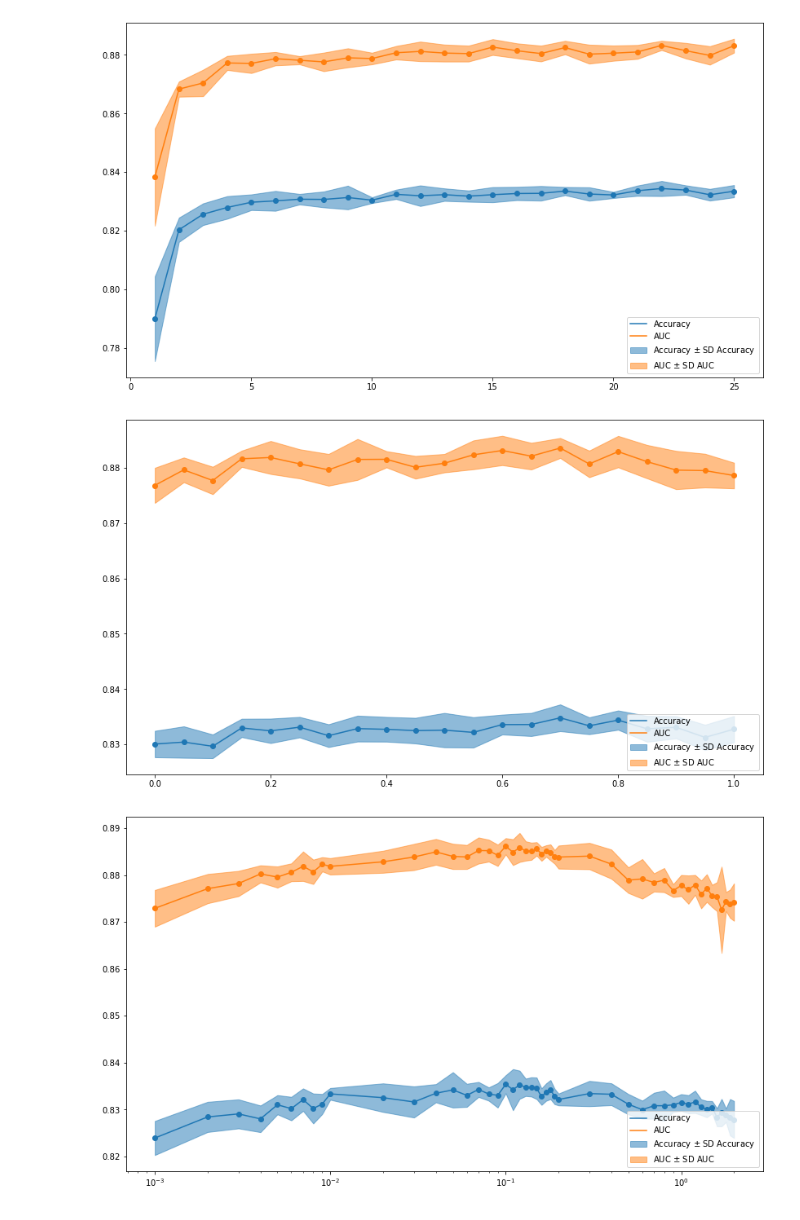
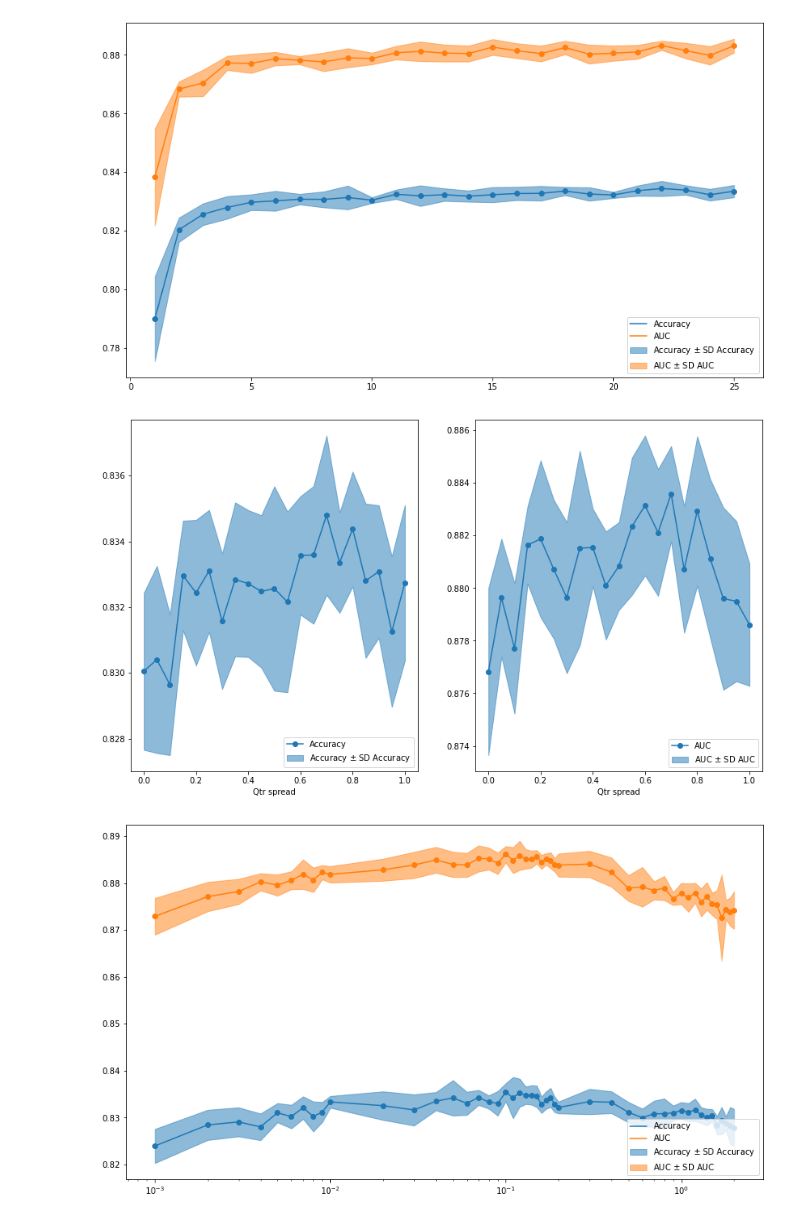
Before and after one commit to ArneRustad/Master-thesis-cf, a Jupyter notebook: scripts/tabGAN_hyperparam_tuning.ipynb, the cells around one changed output. Cells and saved outputs as stored; diff of their text form; code cells hidden in the pictures.

```diff
--- a/scripts/tabGAN_hyperparam_tuning.ipynb
+++ b/scripts/tabGAN_hyperparam_tuning.ipynb
@@ -335,21 +335,22 @@ helpers.hp_tuning.generate_multiple_datasets_for_multiple_hyperparameters(
 # %%
 result_qtr_spread = helpers.hp_tuning.evaluate_hyperparams_through_prediction(
     data_train=data_train,
     data_test=data_test,
     dataset_dir=const.dir.hyperparams_tuning(),
     hyperparams_vec=qtr_spread_vec,
     hyperparams_name = "qtr_spread",
     subfolder="tabGAN-qtr",
     n_synthetic_datasets = n_synthetic_datasets_qtr_spread_comparison,
     save_dir = const.dir.images(),
     save_path = "predictive_performance_against_qtr_spread.svg",
     legend_pos="lower right",
     x_scale="linear",
     incl_comparison_folder=True,
-    allow_not_complete_hp_vec=True
+    allow_not_complete_hp_vec=True,
+    plot_separate=True
 )
 # %% [output]
-[figure, old version]
+[figure, new version]
 # %%
 #result_qtr_spread
 # %%
```
Also changed, not shown: parts of 43 cells of this notebook, 7 other files.
